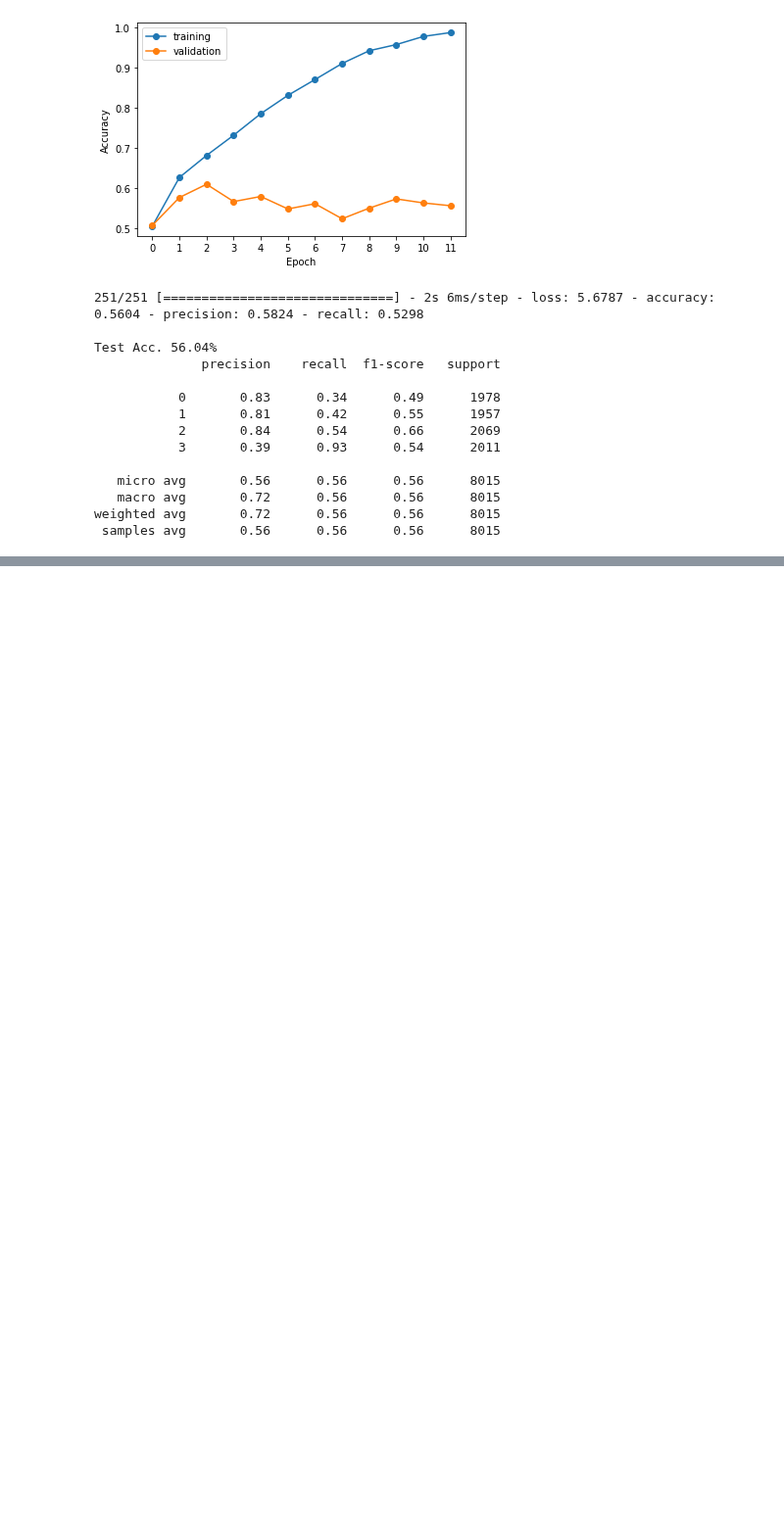
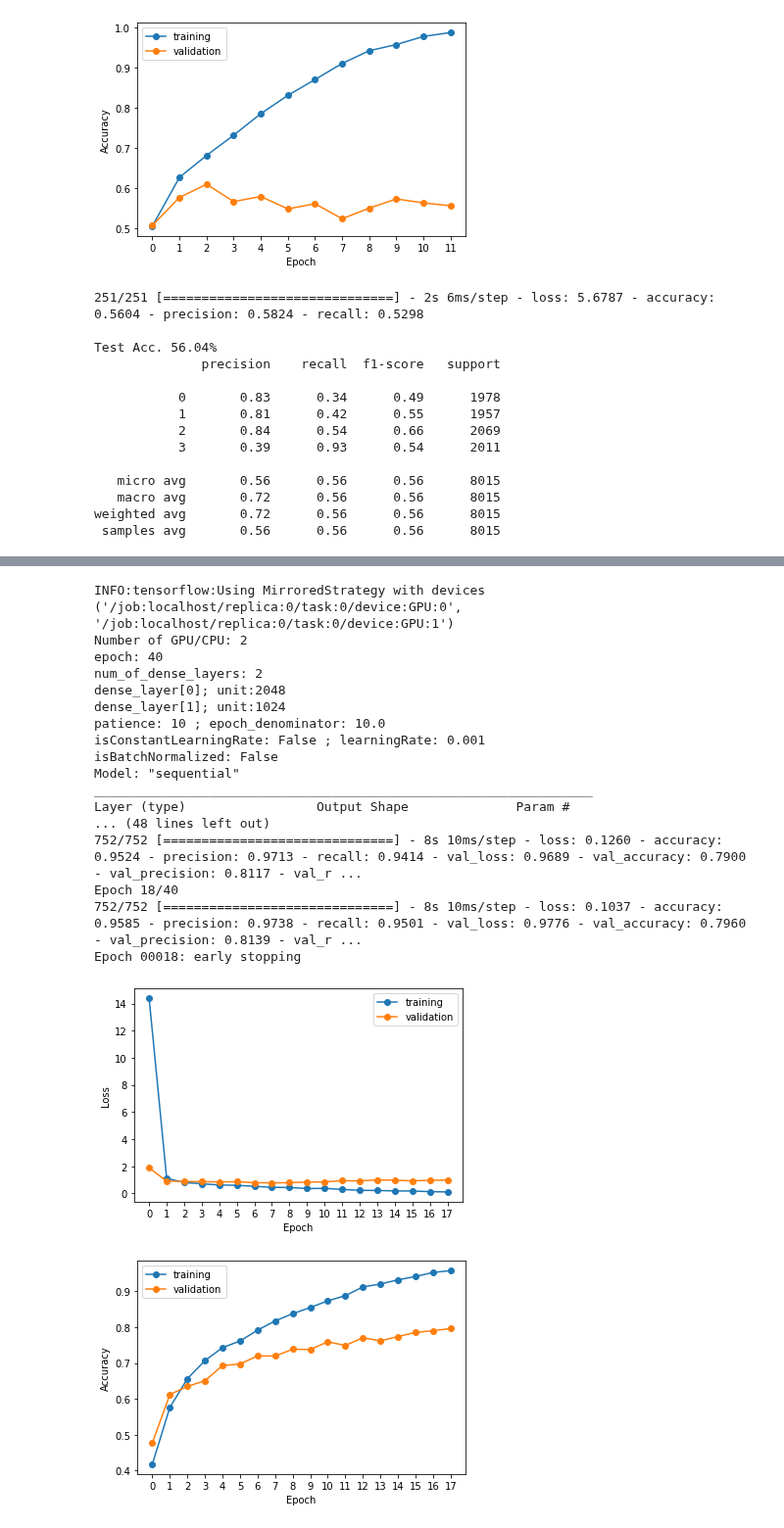
Before and after one commit to ronaldlee/eeg-feature-generation, a Jupyter notebook: MLPNN_model_on_GAMEEMO_features_dataset.ipynb, the cells around one changed output, grey strips where cells are left out. Shown at 98% size. Drawn from its saved outputs; the diff is of its cells as text; code cells hidden in the pictures; blank space fills up the shorter version.

```diff
--- a/MLPNN_model_on_GAMEEMO_features_dataset.ipynb
+++ b/MLPNN_model_on_GAMEEMO_features_dataset.ipynb
@@ -41,7 +41,7 @@ def train_and_test_model(train_dataset, validate_dataset, x_train,
                 dense_layers_unit_array=[],
                 patience=10, epoch_denominator=10.,
                 isConstantLearningRate=False, learningRate=0.001,
-                activation="relu", isBatchNormalized=False):
+                activation="relu", isBatchNormalized=False,dropOutRate=-1):
     os.environ['TF_CPP_MIN_LOG_LEVEL'] = '3'
 
     strategy = tf.distribute.MirroredStrategy(devices=None)
@@ -55,7 +55,7 @@ def train_and_test_model(train_dataset, validate_dataset, x_train,
 
     print("patience:",patience,"; epoch_denominator:",epoch_denominator)
     print("isConstantLearningRate:",isConstantLearningRate,"; learningRate:",learningRate)
-    print("isBatchNormalized:",isBatchNormalized)
+    print("isBatchNormalized:",isBatchNormalized,"; dropOutRate:",dropOutRate)
 
     tf.keras.backend.clear_session()
     tf.random.set_seed(1234)
@@ -73,6 +73,8 @@ def train_and_test_model(train_dataset, validate_dataset, x_train,
                 activation=activation))
             if isBatchNormalized:
                 model.add(BatchNormalization())
+            if dropOutRate > 0:
+                model.add(Dropout(dropOutRate))
 
         model.add(Dense(4))
         model.add(Activation('softmax'))
@@ -326,0 +341,24 @@ ResourceExhaustedError: in user code:
+# %%
+train_and_test_model(train_dataset, validate_dataset, X_train, save_to= './', epoch = 40,
+                     dense_layers_unit_array=[2048,1024]
+                    )
+# %% [output]
+INFO:tensorflow:Using MirroredStrategy with devices ('/job:localhost/replica:0/task:0/device:GPU:0', '/job:localhost/replica:0/task:0/device:GPU:1')
+Number of GPU/CPU: 2
+epoch: 40
+num_of_dense_layers: 2
+dense_layer[0]; unit:2048
+dense_layer[1]; unit:1024
+patience: 10 ; epoch_denominator: 10.0
+isConstantLearningRate: False ; learningRate: 0.001
+isBatchNormalized: False
+Model: "sequential"
+_________________________________________________________________
+Layer (type)                 Output Shape              Param #
+... (48 lines left out)
+752/752 [==============================] - 8s 10ms/step - loss: 0.1260 - accuracy: 0.9524 - precision: 0.9713 - recall: 0.9414 - val_loss: 0.9689 - val_accuracy: 0.7900 - val_precision: 0.8117 - val_r ...
+Epoch 18/40
+752/752 [==============================] - 8s 10ms/step - loss: 0.1037 - accuracy: 0.9585 - precision: 0.9738 - recall: 0.9501 - val_loss: 0.9776 - val_accuracy: 0.7960 - val_precision: 0.8139 - val_r ...
+Epoch 00018: early stopping
+[figure, added]
+[figure, added]
```
Also changed, not shown: parts of 9 cells of this notebook.
